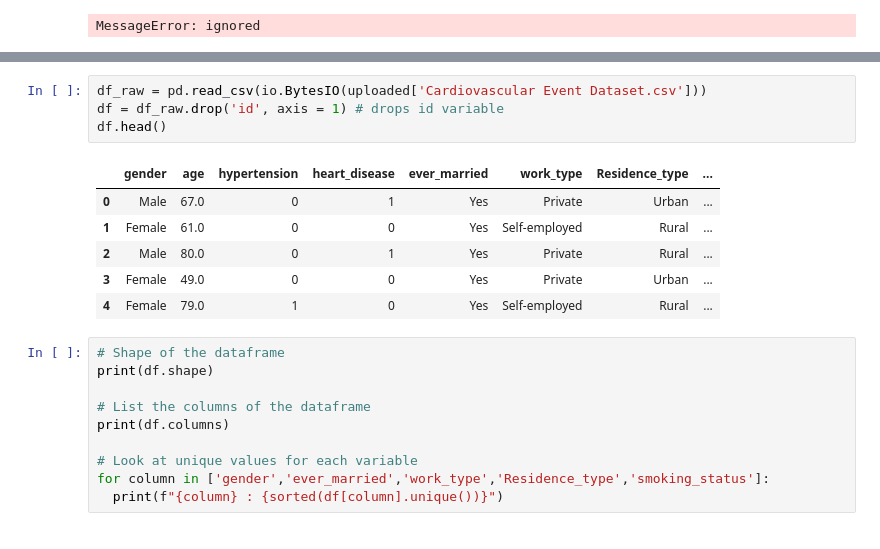
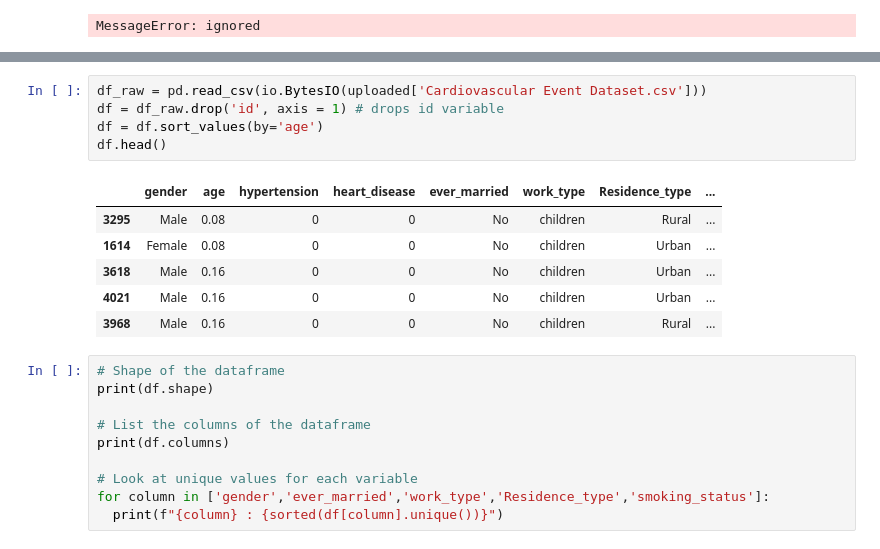
Before and after one commit to lilyzhizhou/datathon-2, a Jupyter notebook: “Datathon_2_ipynb”的副本.ipynb, the cells around one changed output, grey strips where cells are left out. Drawn from its saved outputs; the diff is of its cells as text.

```diff
--- a/“Datathon_2_ipynb”的副本.ipynb
+++ b/“Datathon_2_ipynb”的副本.ipynb
@@ -30,14 +30,15 @@ Saving Cardiovascular Event Dataset.csv to Cardiovascular Event Dataset (2).csv
 # %%
 df_raw = pd.read_csv(io.BytesIO(uploaded['Cardiovascular Event Dataset.csv']))
 df = df_raw.drop('id', axis = 1) # drops id variable
+df = df.sort_values(by='age')
 df.head()
 # %% [output]
 |  | gender | age | hypertension | heart_disease | ever_married | work_type | Residence_type | ... |
-| 0 | Male | 67.0 | 0 | 1 | Yes | Private | Urban | ... |
-| 1 | Female | 61.0 | 0 | 0 | Yes | Self-employed | Rural | ... |
-| 2 | Male | 80.0 | 0 | 1 | Yes | Private | Rural | ... |
-| 3 | Female | 49.0 | 0 | 0 | Yes | Private | Urban | ... |
-| 4 | Female | 79.0 | 1 | 0 | Yes | Self-employed | Rural | ... |
+| 3295 | Male | 0.08 | 0 | 0 | No | children | Rural | ... |
+| 1614 | Female | 0.08 | 0 | 0 | No | children | Urban | ... |
+| 3618 | Male | 0.16 | 0 | 0 | No | children | Urban | ... |
+| 4021 | Male | 0.16 | 0 | 0 | No | children | Urban | ... |
+| 3968 | Male | 0.16 | 0 | 0 | No | children | Rural | ... |
 # %%
 # Shape of the dataframe
 print(df.shape)
```
Also changed, not shown: parts of 15 cells of this notebook.
